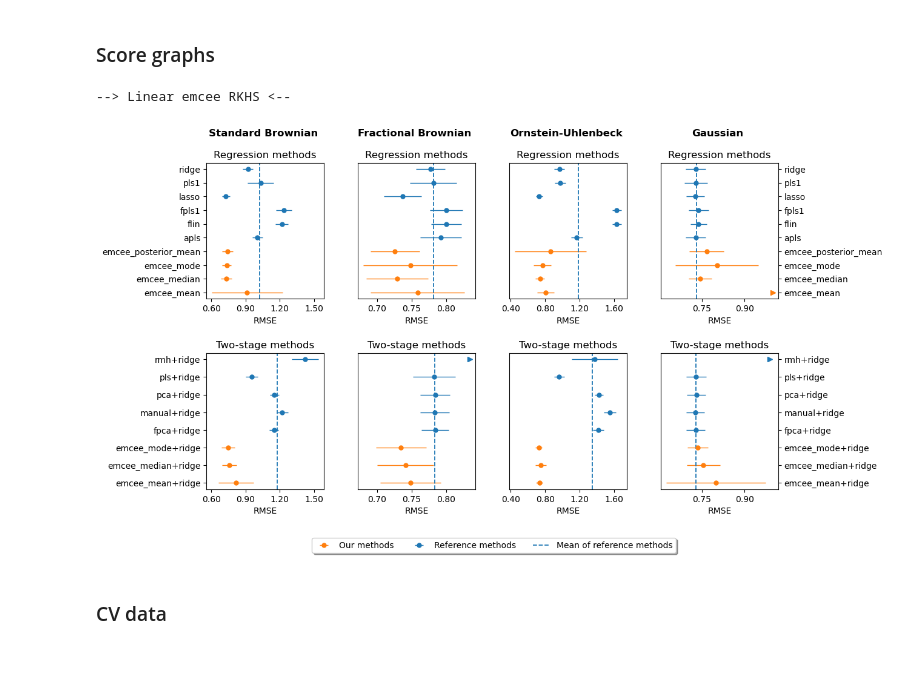
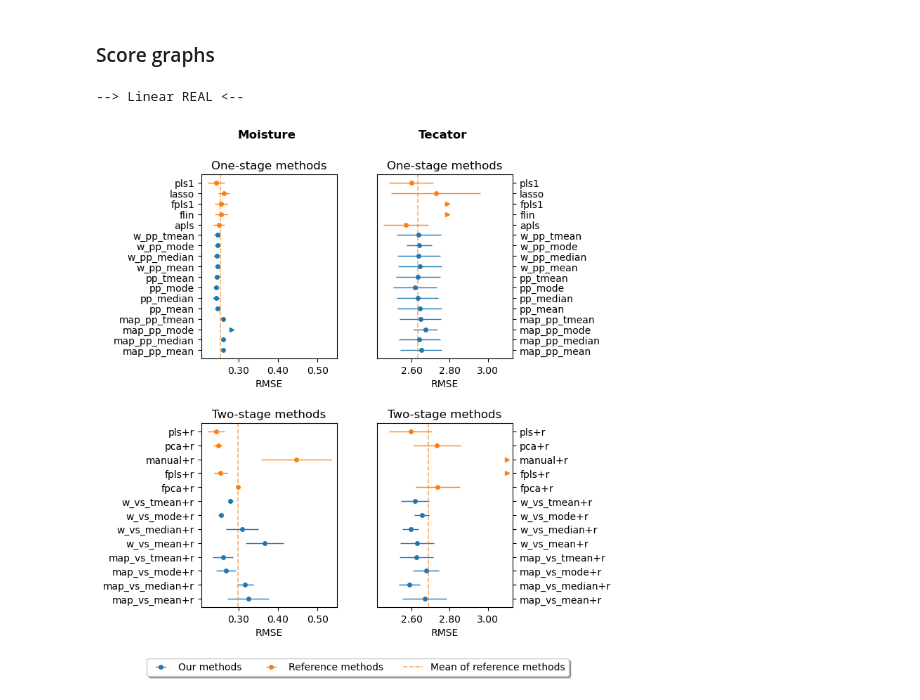
Before and after one commit to antcc/rk-bfr-jump, a Jupyter notebook: demo_results_analysis.ipynb, the cells around one changed output. Cells and saved outputs as stored; diff of their text form; code cells hidden in the pictures; blank space fills up the shorter version.

Commit message:
Minor fixes and finish experiments.py

```diff
--- a/demo_results_analysis.ipynb
+++ b/demo_results_analysis.ipynb
@@ -357,12 +353,12 @@ rkhs, l2, non_gp, real = get_filenames(DIR)
 # -- Table configuration
 
 PRINT_LATEX = False  # whether to print tables in Latex format
-dataname = "non_gp"  # 'rkhs', 'l2', 'non_gp' or 'real'
+dataname = "real"  # 'rkhs', 'l2', 'non_gp' or 'real'
 # %%
 # -- Create tables
 
-dfs_bayesian = []
-dfs_var_sel = []
+dfs_one_stage = []
+dfs_two_stage = []
 
 if dataname == "rkhs":
     data_all = rkhs
@@ -385,9 +381,9 @@ for name in data_all:
     df[kernel] = df[score_lst[0]] + " (" + df[score_lst[1]] + ")"
     df = df[["Estimator", kernel]]
 
-    df_bayesian, df_var_sel = separate_df(df, "Estimator")
-    dfs_bayesian.append(df_bayesian)
-    dfs_var_sel.append(df_var_sel)
+    df_one_stage, df_two_stage = separate_df(df, "Estimator", None)
+    dfs_one_stage.append(df_one_stage)
+    dfs_two_stage.append(df_two_stage)
 # %%
 # -- Show tables
 
@@ -395,14 +391,15 @@ print(
     "--> "
     + KIND.capitalize()
     + " "
-    + METHOD
-    + " "
     + dataname.upper()
     + (" (smooth)" if SMOOTHING else "")
     + " <--\n"
 )
 
-for dfs in [dfs_bayesian, dfs_var_sel]:
+
+names = ["One-stage methods", "Two-stage methods"]
+for name, dfs in zip(names, [dfs_one_stage, dfs_two_stage]):
+    print(name)
     df_merge = reduce(lambda df1, df2: df1.merge(df2, on="Estimator", how="inner"), dfs)
     if PRINT_LATEX:
         print(df_merge.to_latex(index=False))
@@ -644,10 +650,10 @@ def plot_data_all(
 # %%
 # -- Plot configuration
 
-dataname = "rkhs"
-LIMIT_EXPERIMENTS = True  # whether to use pre-defined limits for the plots
+dataname = "real"
+LIMIT_EXPERIMENTS = False  # whether to use pre-defined limits for the plots
 bbox_legend = [None, None]
-height = 7
+height = 8
 # %%
 # -- Data limits for plotting
 
@@ -676,36 +682,32 @@ else:  # custom limits
 # -- Plot score graphs
 
 if dataname == "rkhs":
     data_all = rkhs
 elif dataname == "l2":
     data_all = l2
 elif dataname == "non_gp":
     data_all = non_gp
 else:
     data_all = real
 
 print(
     "--> "
     + KIND.capitalize()
     + " "
-    + METHOD
-    + " "
     + dataname.upper()
     + (" (smooth)" if SMOOTHING else "")
     + " <--"
 )
 
 plot_data_all(
     data_all,
     dataname,
     limit=limit,
     legend=True,
     figsize=[None, height],  # Default width is 2.5*n_data
     bbox_legend=bbox_legend,
     save=SAVE_FIG,
 )
 # %% [output]
---> Linear emcee RKHS <--
+--> Linear REAL <--
-[figure, old version]
+[figure, new version]
-# %% [markdown]
-### CV data
```
Also changed, not shown: parts of 14 cells of this notebook, 9 other files.
